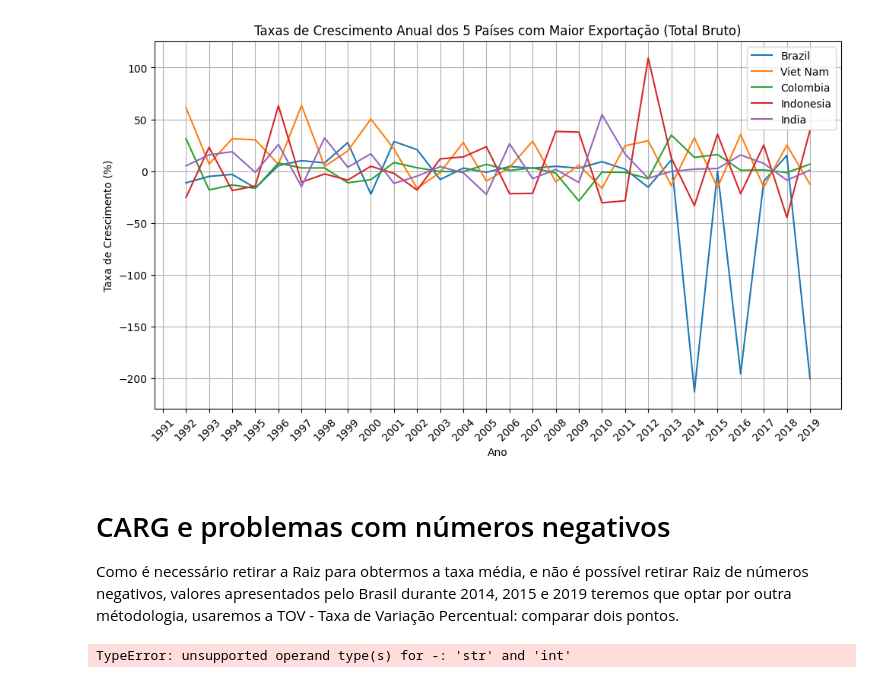
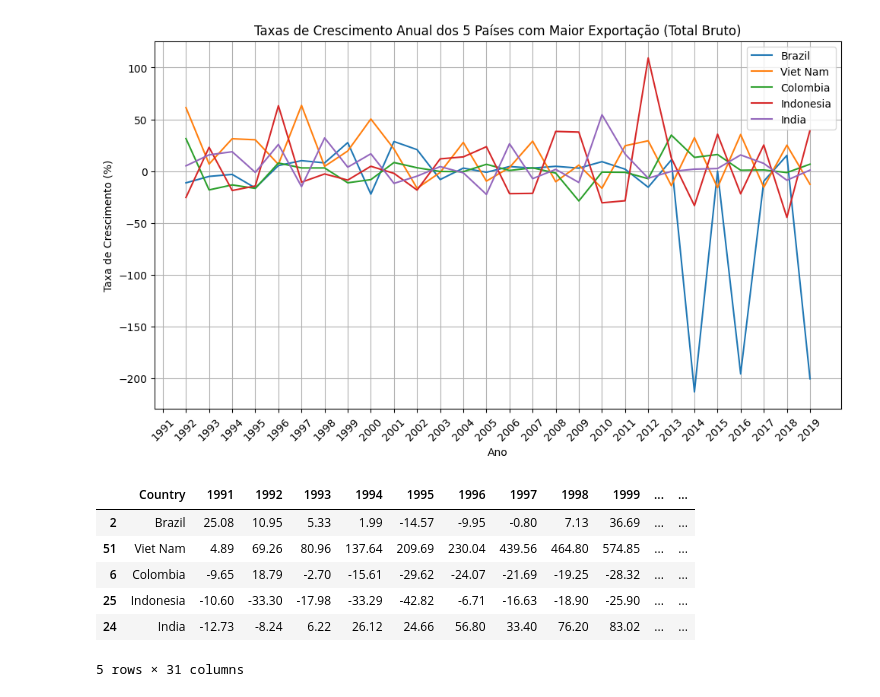
Before and after one commit to ladata-ufs/Cafezinho-G3, a Jupyter notebook: A-multianalise-jhon/project-jhon.ipynb, the cells around one changed output. Drawn from its saved outputs; the diff is of its cells as text; code cells hidden in the pictures.

```diff
--- a/A-multianalise-jhon/project-jhon.ipynb
+++ b/A-multianalise-jhon/project-jhon.ipynb
@@ -833,40 +833,42 @@ plt.tight_layout()
 plt.show()
 # %% [output]
 [figure]
-# %% [markdown]
-# CARG e problemas com números negativos
-
-Como é necessário retirar a Raiz para obtermos a taxa média, e não é possível retirar Raiz de números negativos, valores apresentados pelo Brasil durante  2014, 2015 e 2019 teremos que optar por outra métodologia, usaremos a TOV - Taxa de Variação Percentual: comparar dois pontos.
 # %%
 # Calcular o total bruto de exportação para cada país
 exportacao['Total_export'] = exportacao.loc[:, '1991':'2019'].sum(axis=1)
 
 # Ordenar os países pelo total bruto de exportação e selecionar os cinco primeiros
 top_5_exportadores = exportacao.nlargest(5, 'Total_export')
 
 
 
 # Criação de um novo DataFrame para armazenar as taxas de crescimento
 taxas_crescimento_df = pd.DataFrame()
 taxas_crescimento_df['Country'] = top_5_exportadores['Country']
 
 # Calculando a taxa de crescimento anual em relação ao ano base de 1990 e adicionando ao novo DataFrame
 ano_base = '1990'
 for ano in range(1991, 2020):
     ano_atual = str(ano)
-    ano_base = (ano) - 1
 
-    taxas_crescimento_df[ano_atual] = 0 if not importacao[ano_base].any() else ((importacao[ano_atual] ) / importacao[ano_base]) * 100
-    #taxas_crescimento_df[ano_atual] = ((exportacao[ano_atual] - exportacao[ano_base]) / exportacao[ano_base]) * 100
+
+    #taxas_crescimento_df[ano_atual] = ((importacao[ano_atual] ) / importacao[ano_base]) * 100
+    taxas_crescimento_df[ano_atual] = ((exportacao[ano_atual] - exportacao[ano_base]) / exportacao[ano_base]) * 100
 
 # Calculando a média geométrica das taxas de crescimento para cada país
 taxas_ajustadas = (taxas_crescimento_df.iloc[:, 1:] / 100) + 1  # Ajustando para cálculo geométrico
 taxas_crescimento_df['Media_Geometrica'] = (taxas_ajustadas.apply(gmean, axis=1) - 1) * 100
 
 # Arredondando os valores para duas casas decimais
 taxas_crescimento_df = taxas_crescimento_df.round(2)
 
 # Exibindo o DataFrame resultante
 taxas_crescimento_df.head()
 # %% [output]
+|  | Country | 1991 | 1992 | 1993 | 1994 | 1995 | 1996 | 1997 | 1998 | 1999 | ... | ... |
+| 2 | Brazil | 25.08 | 10.95 | 5.33 | 1.99 | -14.57 | -9.95 | -0.80 | 7.13 | 36.69 | ... | ... |
+| 51 | Viet Nam | 4.89 | 69.26 | 80.96 | 137.64 | 209.69 | 230.04 | 439.56 | 464.80 | 574.85 | ... | ... |
+| 6 | Colombia | -9.65 | 18.79 | -2.70 | -15.61 | -29.62 | -24.07 | -21.69 | -19.25 | -28.32 | ... | ... |
+| 25 | Indonesia | -10.60 | -33.30 | -17.98 | -33.29 | -42.82 | -6.71 | -16.63 | -18.90 | -25.90 | ... | ... |
+| 24 | India | -12.73 | -8.24 | 6.22 | 26.12 | 24.66 | 56.80 | 33.40 | 76.20 | 83.02 | ... | ... |
-TypeError: unsupported operand type(s) for -: 'str' and 'int'
+5 rows × 31 columns
```
Also changed, not shown: parts of 1 cell of this notebook.
